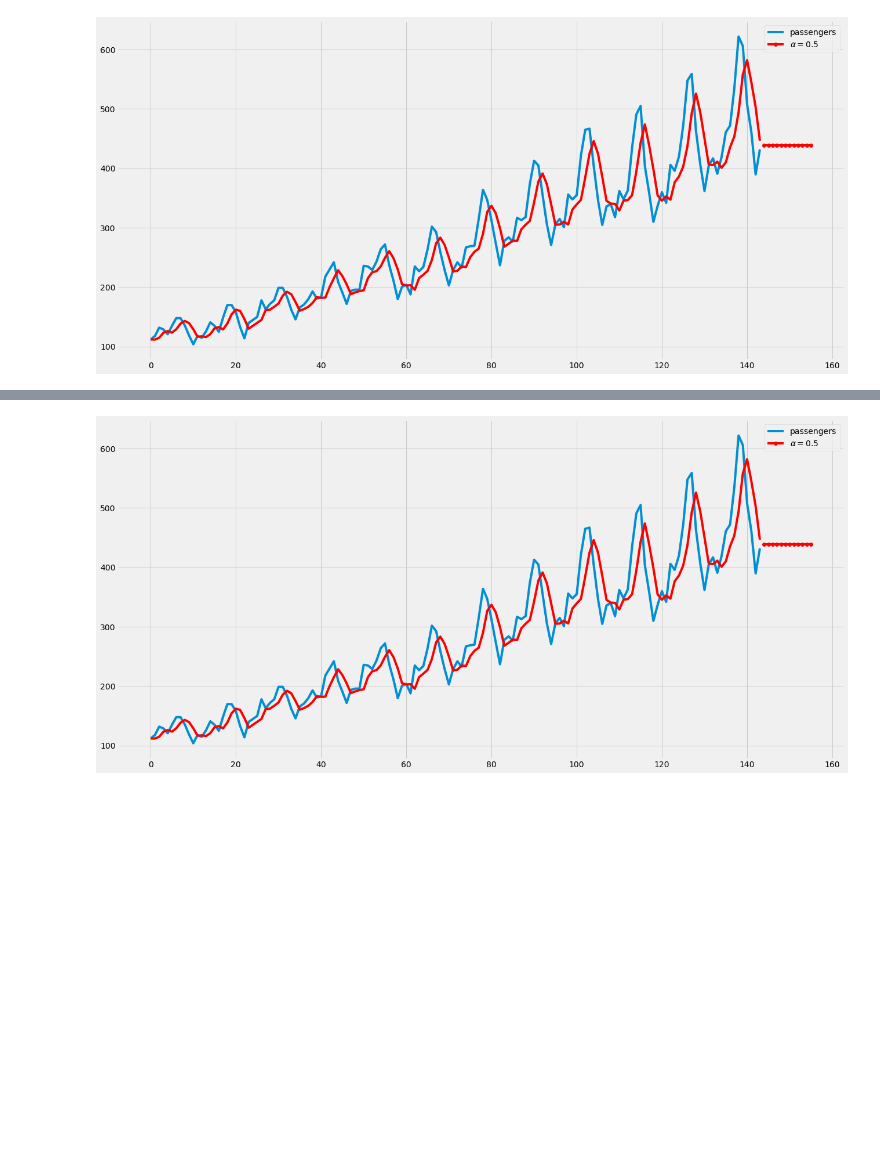
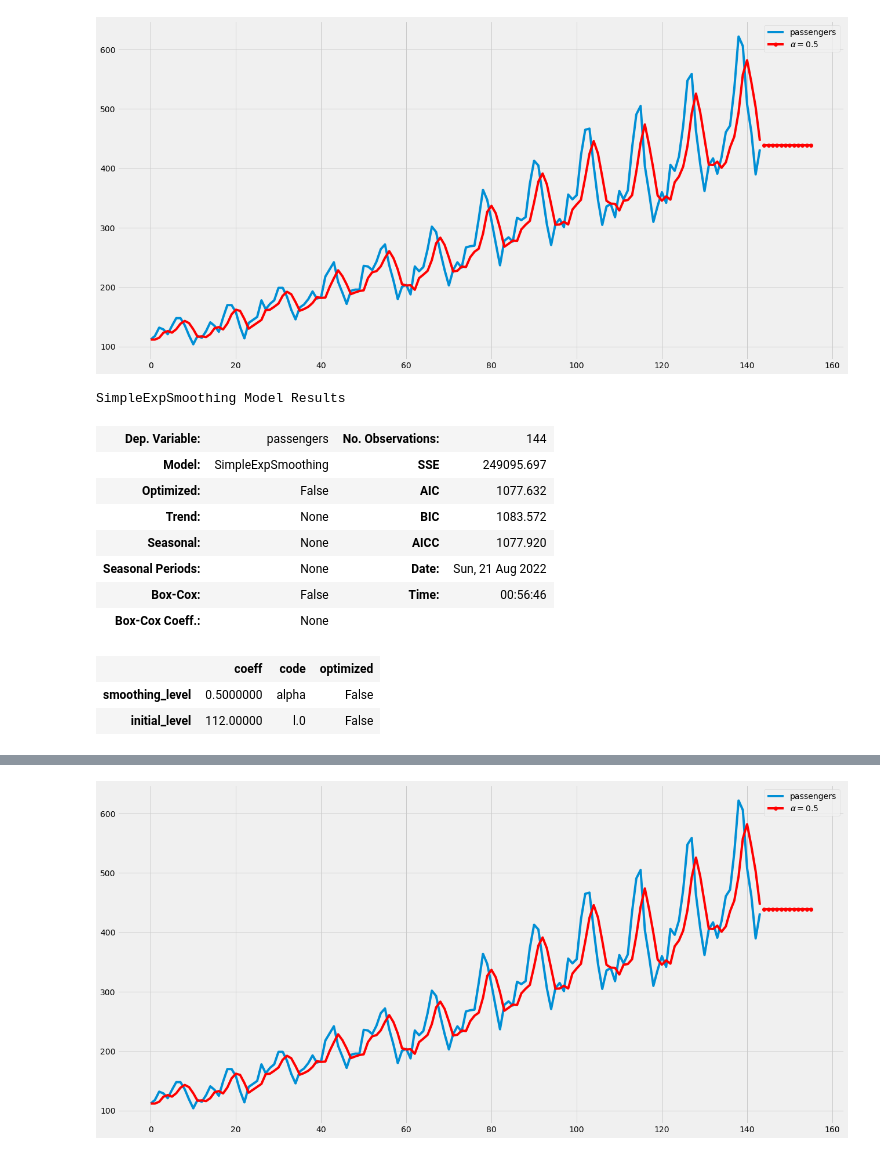
Before and after one commit to turkalpmd/time_series, a Jupyter notebook: code/TS-1a: smoothing methods.ipynb, the cells around one changed output, grey strips where cells are left out. Saved outputs shown, nothing was run; the diff lists cells and outputs as text; code cells hidden in the pictures; blank space fills up the shorter version.

```diff
--- a/code/TS-1a: smoothing methods.ipynb
+++ b/code/TS-1a: smoothing methods.ipynb
@@ -146,6 +353,21 @@ fit1.fittedvalues.plot(  color='red')
 plt.show()
 # %% [output]
 [figure]
+# %%
+fit1.summary()
+# %% [output]
+SimpleExpSmoothing Model Results
+| Dep. Variable: | passengers | No. Observations: | 144 |
+| Model: | SimpleExpSmoothing | SSE | 249095.697 |
+| Optimized: | False | AIC | 1077.632 |
+| Trend: | None | BIC | 1083.572 |
+| Seasonal: | None | AICC | 1077.920 |
+| Seasonal Periods: | None | Date: | Sun, 21 Aug 2022 |
+| Box-Cox: | False | Time: | 00:56:46 |
+| Box-Cox Coeff.: | None |  |  |
+|  | coeff | code | optimized |
+| smoothing_level | 0.5000000 | alpha | False |
+| initial_level | 112.00000 | l.0 | False |
 # %% [markdown]
 On the one hand, the model does exactly what we expect it to do: beyond the range of the original data, it propagates the most recent smoothed value. On the other hand - it is not, to put it mildly, realistic to expect the number of passengers to flatline and the trend to disappear.
 
```
Also changed, not shown: parts of 11 cells of this notebook, 1 other file.
